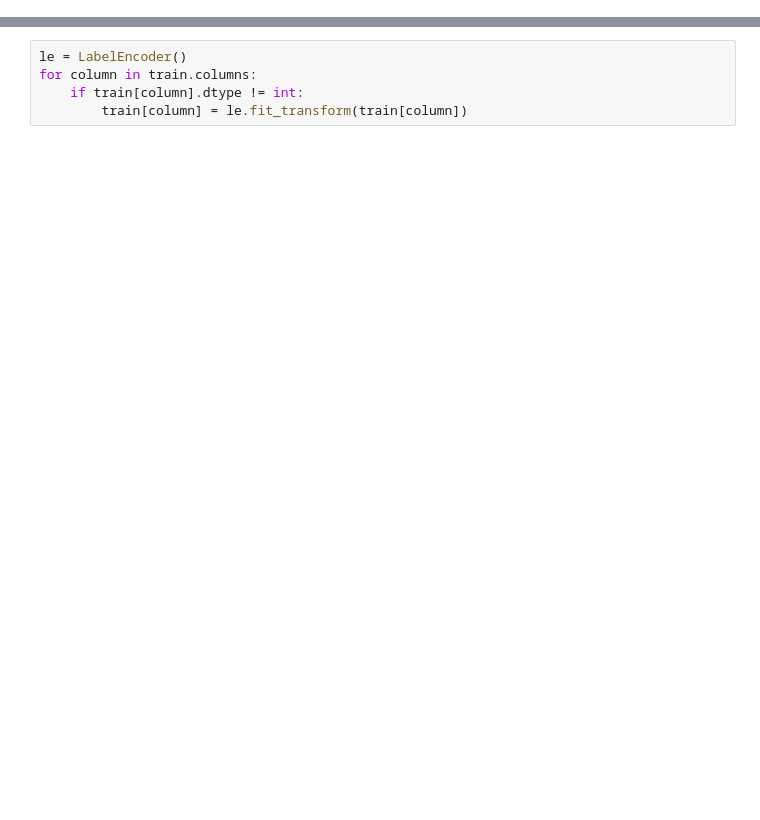
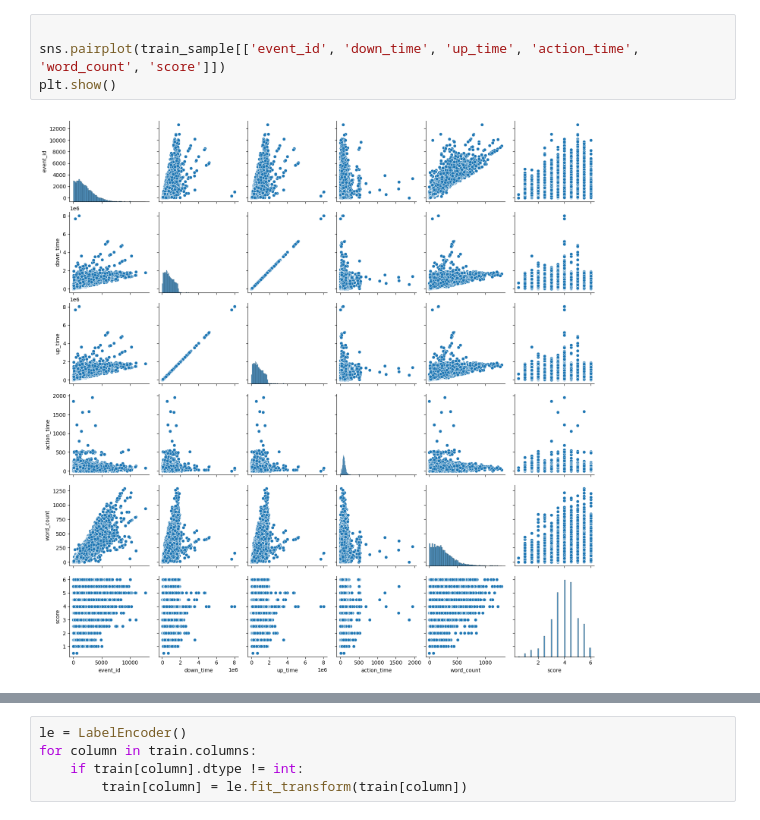
Before and after one commit to luca-miniati/kaggle, a Jupyter notebook: writing/eda.ipynb, the cells around one changed output, grey strips where cells are left out. Saved outputs shown, nothing was run; the diff lists cells and outputs as text; blank space fills up the shorter version.

```diff
--- a/writing/eda.ipynb
+++ b/writing/eda.ipynb
@@ -17,0 +34,6 @@ train.head()
+# %%
+
+sns.pairplot(train_sample[['event_id', 'down_time', 'up_time', 'action_time', 'word_count', 'score']])
+plt.show()
+# %% [output]
+[figure, added]
```
Also changed, not shown: parts of 18 cells of this notebook, 1 other file.
